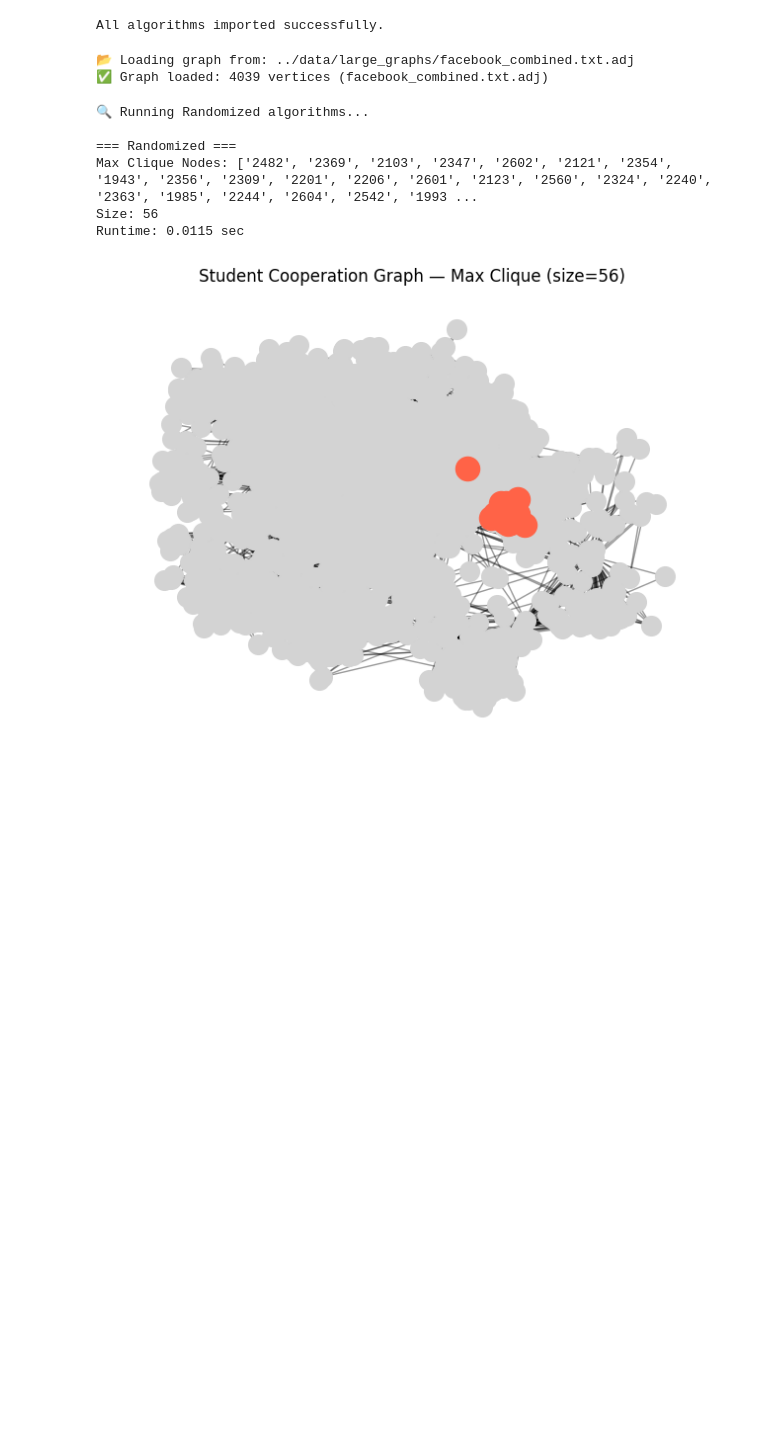
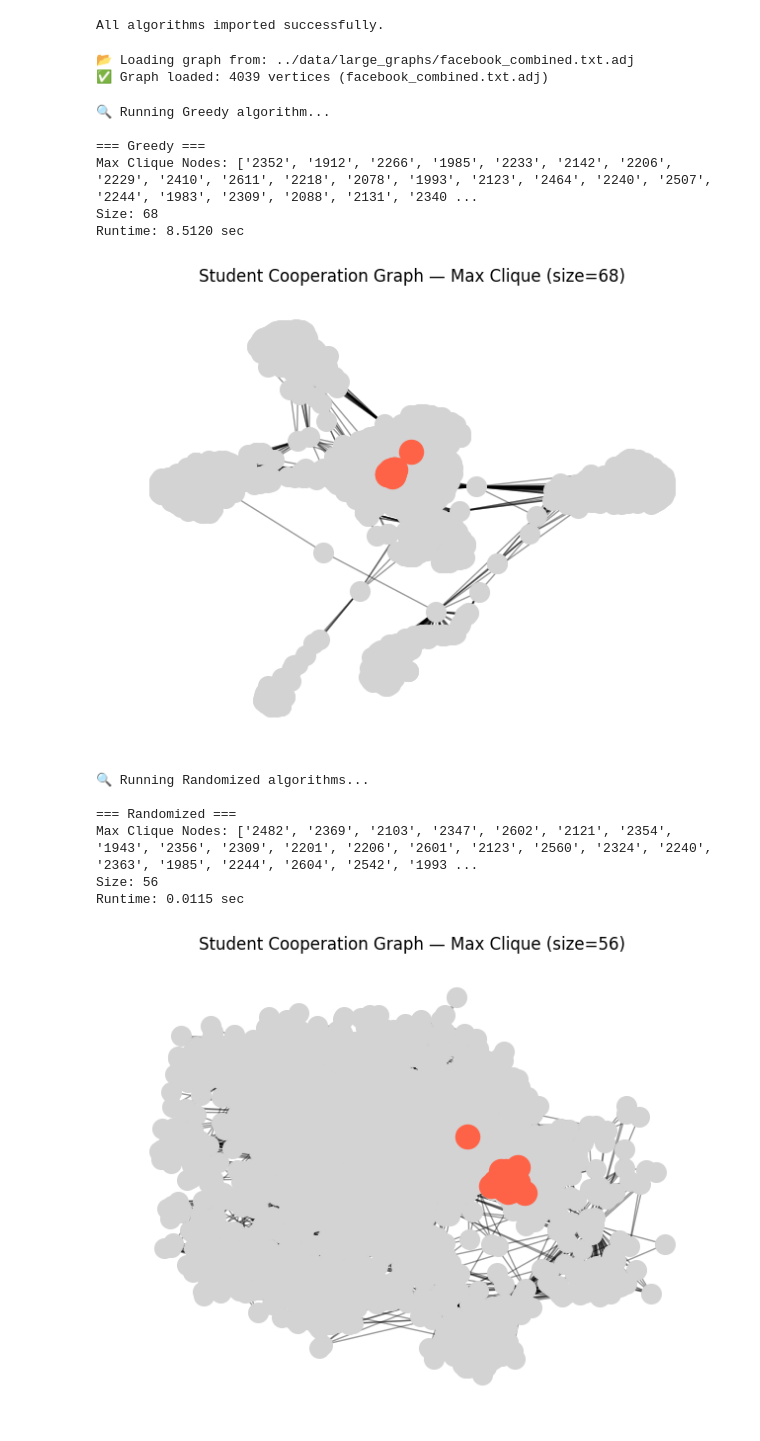
Before and after one commit to NehaP1706/MaximumClique, a Jupyter notebook: experiments/large_graphs.ipynb, the cells around one changed output. Cells and saved outputs as stored; diff of their text form; code cells hidden in the pictures; blank space fills up the shorter version.

Commit message:
greedy working for small med and large

```diff
--- a/experiments/large_graphs.ipynb
+++ b/experiments/large_graphs.ipynb
@@ -76,30 +73,38 @@ print(f"✅ Graph loaded: {len(G_dict)} vertices ({chosen_file})")
 # %%
 # Greedy
 print("\n🔍 Running Greedy algorithm...\n")
 
 start = time.time()
-max_clique, runtime = find_maximum_clique(G_dict)
+max_clique, runtime = find_maximum_clique_from_dict(G_dict)
 end = time.time()
 
 print("=== Greedy ===")
 print(f"Max Clique Nodes: {max_clique}")
 print(f"Size: {len(max_clique)}")
 print(f"Runtime: {end - start:.4f} sec\n")
 
 G_nx = nx.Graph()
 for node, nbrs in G_dict.items():
     for nbr in nbrs:
         G_nx.add_edge(node, nbr)
 
 pos = nx.spring_layout(G_nx, seed=42)
 
 plt.figure(figsize=(8, 6))
 nx.draw_networkx_nodes(G_nx, pos, node_color="lightgray", node_size=200)
 nx.draw_networkx_edges(G_nx, pos, alpha=0.4)
 nx.draw_networkx_nodes(G_nx, pos, nodelist=max_clique, node_color="tomato", node_size=300)
 plt.title(f"Student Cooperation Graph — Max Clique (size={len(max_clique)})")
 plt.axis("off")
 plt.show()
+# %% [output]
+🔍 Running Greedy algorithm...
+
+=== Greedy ===
+Max Clique Nodes: ['2352', '1912', '2266', '1985', '2233', '2142', '2206', '2229', '2410', '2611', '2218', '2078', '1993', '2123', '2464', '2240', '2507', '2244', '1983', '2309', '2088', '2131', '2340 ...
+Size: 68
+Runtime: 8.5120 sec
+[figure, added]
 # %%
 # Local search
 print("\n🔍 Running Local Search algorithm...\n")
```
Also changed, not shown: parts of 3 cells of this notebook, 3 other files.
